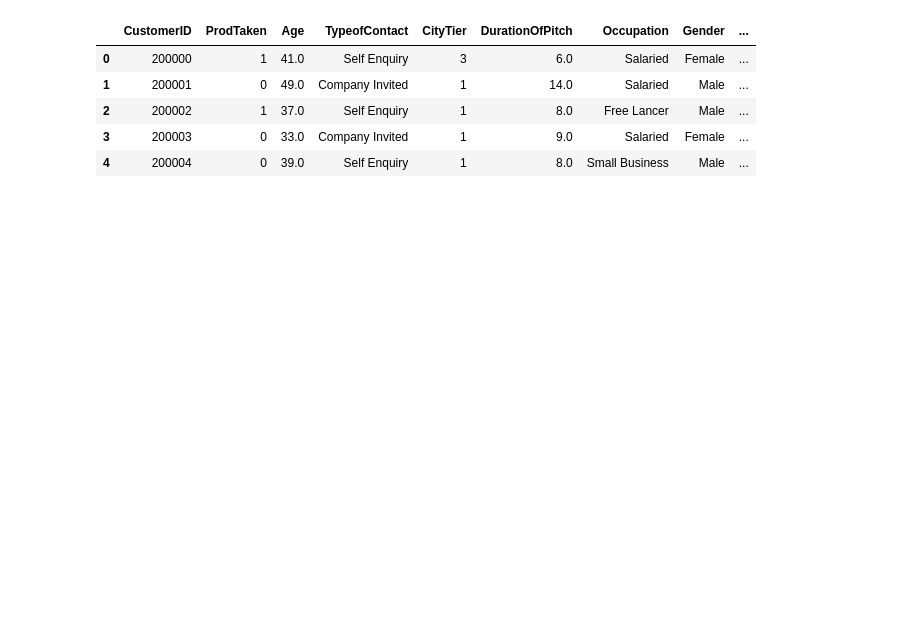
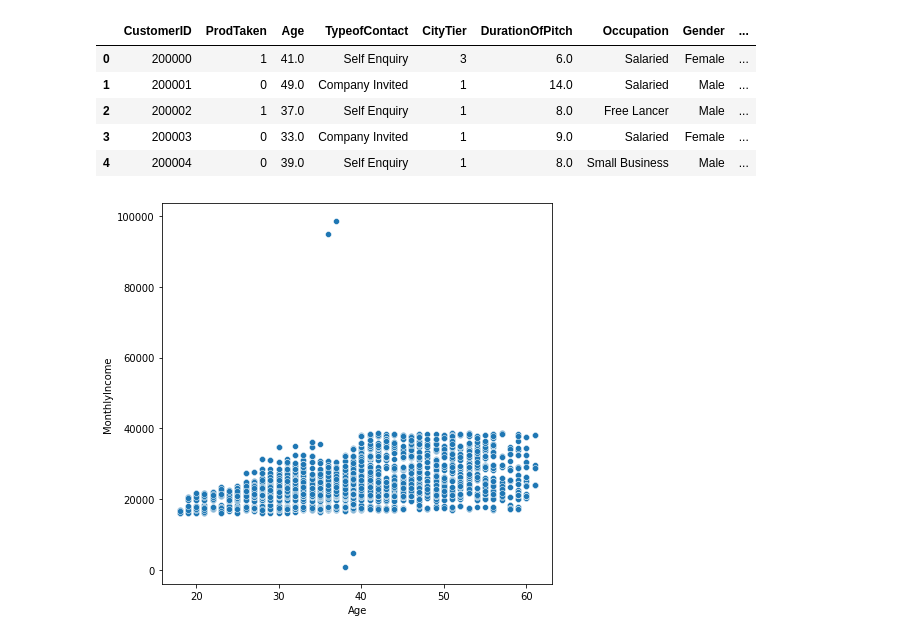
Before and after one commit to chabazite/Tourism_recommendations, a Jupyter notebook: notebooks/2.0_ASI_EDA.ipynb, the cells around one changed output. Cells and saved outputs as stored; diff of their text form; code cells hidden in the pictures; blank space fills up the shorter version.

```diff
--- a/notebooks/2.0_ASI_EDA.ipynb
+++ b/notebooks/2.0_ASI_EDA.ipynb
@@ -18,3 +18,8 @@ tourism_df.head()
 | 2 | 200002 | 1 | 37.0 | Self Enquiry | 1 | 8.0 | Free Lancer | Male | ... |
 | 3 | 200003 | 0 | 33.0 | Company Invited | 1 | 9.0 | Salaried | Female | ... |
 | 4 | 200004 | 0 | 39.0 | Self Enquiry | 1 | 8.0 | Small Business | Male | ... |
+# %%
+fig = plt.figure(figsize = (7,7));
+ax = sns.scatterplot(tourism_df['Age'], tourism_df['MonthlyIncome'])
+# %% [output]
+[figure, added]
```
Also changed, not shown: parts of 17 cells of this notebook.
